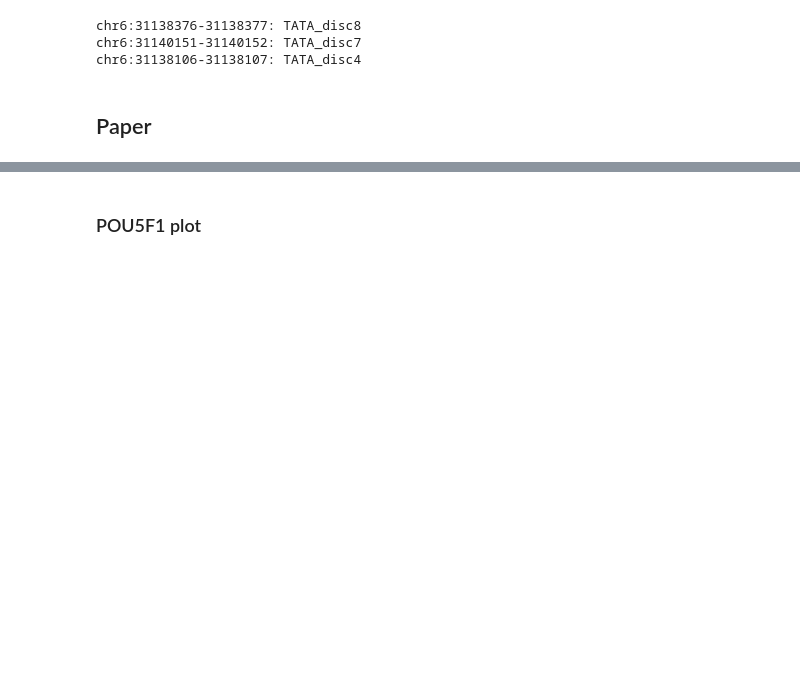
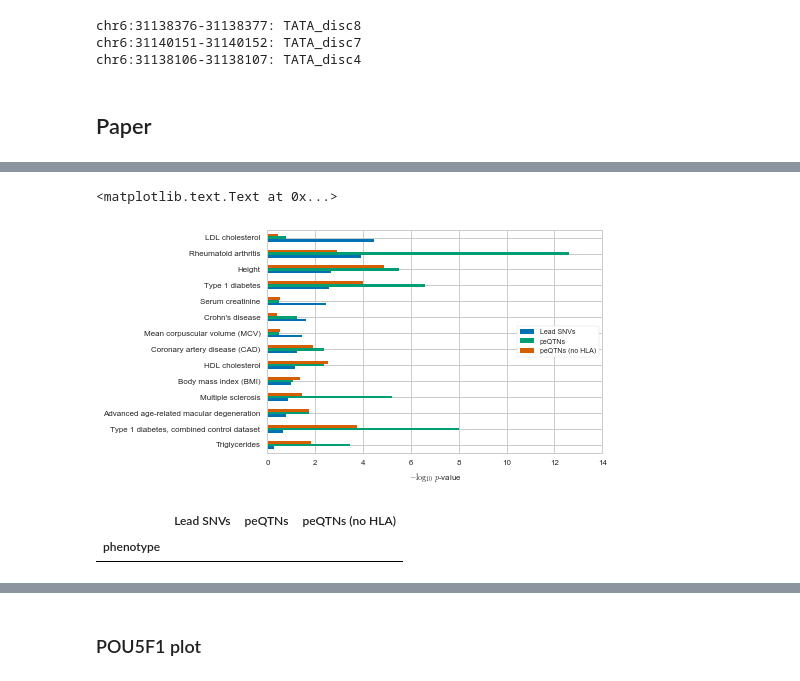
Before and after one commit to frazer-lab/cardips-ipsc-eqtl, a Jupyter notebook: notebooks/Figure. peQTNs and GWAS.ipynb, the cells around one changed output, grey strips where cells are left out. Cells and saved outputs as stored; diff of their text form; code cells hidden in the pictures; blank space fills up the shorter version.

```diff
--- a/notebooks/Figure. peQTNs and GWAS.ipynb
+++ b/notebooks/Figure. peQTNs and GWAS.ipynb
@@ -251,0 +255,21 @@ plt.savefig(os.path.join(outdir, 'peqtns_gwas_skeleton.pdf'))
+# %%
+fig,ax = plt.subplots(1, 1)
+t = grasp_res[(grasp_res[['lead_pvalue', 'pe_pvalue', 'pe_no_hla_pvalue']] < 0.05).sum(axis=1) > 0]
+t = t.sort_values(by=['lead_pvalue', 'pe_pvalue', 'pe_no_hla_pvalue'], ascending=False)
+t = t[['lead_pvalue', 'pe_pvalue', 'pe_no_hla_pvalue']]
+t.columns = ['Lead SNVs', 'peQTNs', 'peQTNs (no HLA)']
+(-1 * np.log10(t)).plot(
+    kind='barh', ax=ax, legend=None, color=sns.color_palette('colorblind'), lw=0)
+ax.legend(fontsize=7, loc='center right', frameon=True, fancybox=True)
+for t in ax.get_xticklabels() + ax.get_yticklabels():
+    t.set_fontsize(8)
+ax.set_xlabel('$-\log_{10}$ $p$-value', fontsize=8)
+ax.set_ylabel('')
+# %% [output]
+<matplotlib.text.Text at 0x...>
+[figure, added]
+# %%
+t = grasp_res[(grasp_res[['lead_odds', 'pe_odds', 'pe_no_hla_odds']] < 0.05).sum(axis=1) > 0]
+# %% [output]
+|  | Lead SNVs | peQTNs | peQTNs (no HLA) |
+| phenotype |  |  |  |
```
Also changed, not shown: parts of 5 cells of this notebook, 14 other files.
